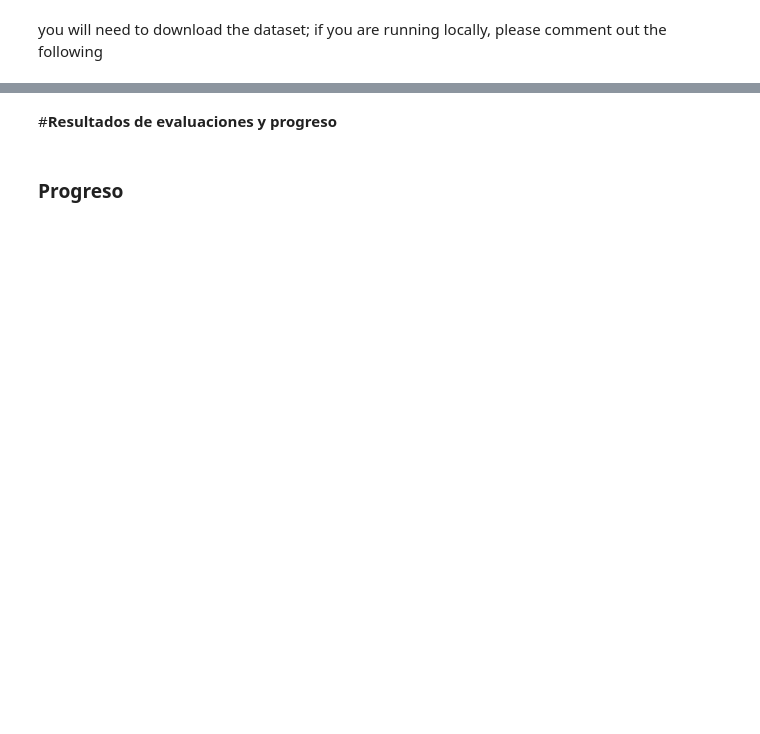
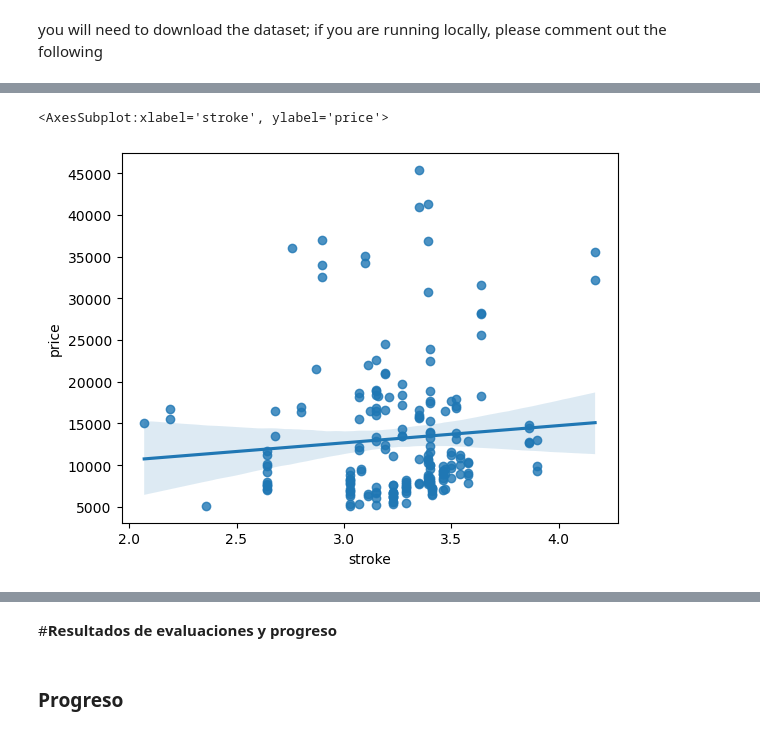
Before and after one commit to PosgradoMNA/actividades-de-aprendizaje-A01794020Henry, a Jupyter notebook: Ciencia y analítica de datos/Semana 4 (Del 3 al 9 de octubre)/Curso IBM Análisis de Datos/Modulo_3_Análisis_de_datos_con_Python__IBM.ipynb, the cells around one changed output, grey strips where cells are left out. Saved outputs shown, nothing was run; the diff lists cells and outputs as text; code cells hidden in the pictures; blank space fills up the shorter version.

```diff
--- a/Ciencia y analítica de datos/Semana 4 (Del 3 al 9 de octubre)/Curso IBM Análisis de Datos/Modulo_3_Análisis_de_datos_con_Python__IBM.ipynb
+++ b/Ciencia y analítica de datos/Semana 4 (Del 3 al 9 de octubre)/Curso IBM Análisis de Datos/Modulo_3_Análisis_de_datos_con_Python__IBM.ipynb
@@ -926,0 +526,6 @@ df.to_csv('clean_df.csv')
+# %%
+# Write your code below and press Shift+Enter to execute
+sns.regplot(x="stroke", y="price", data=df)
+# %% [output]
+<AxesSubplot:xlabel='stroke', ylabel='price'>
+[figure, added]
```
Also changed, not shown: parts of 336 cells of this notebook.
